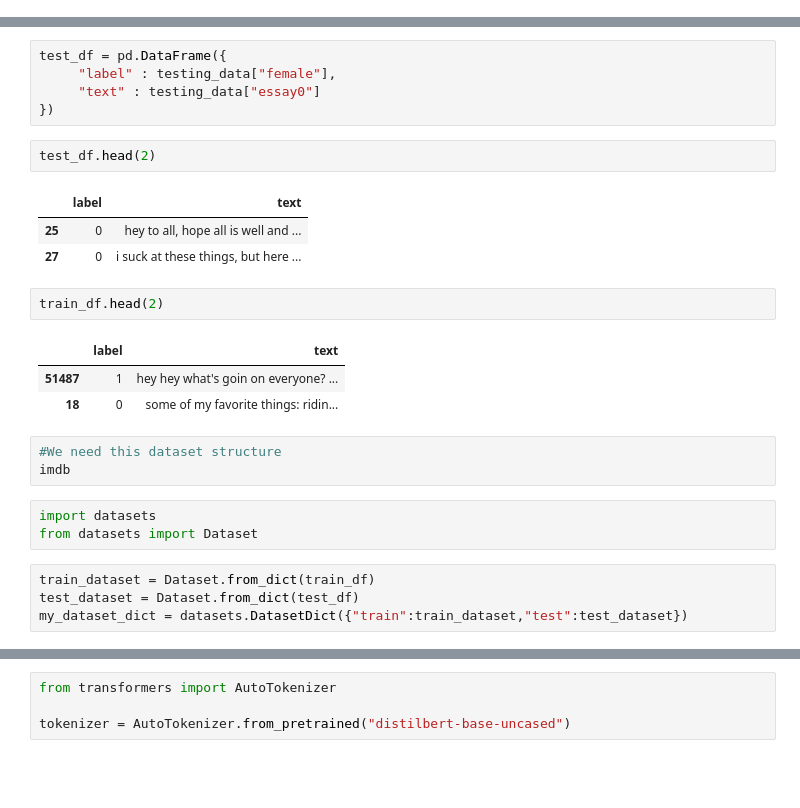
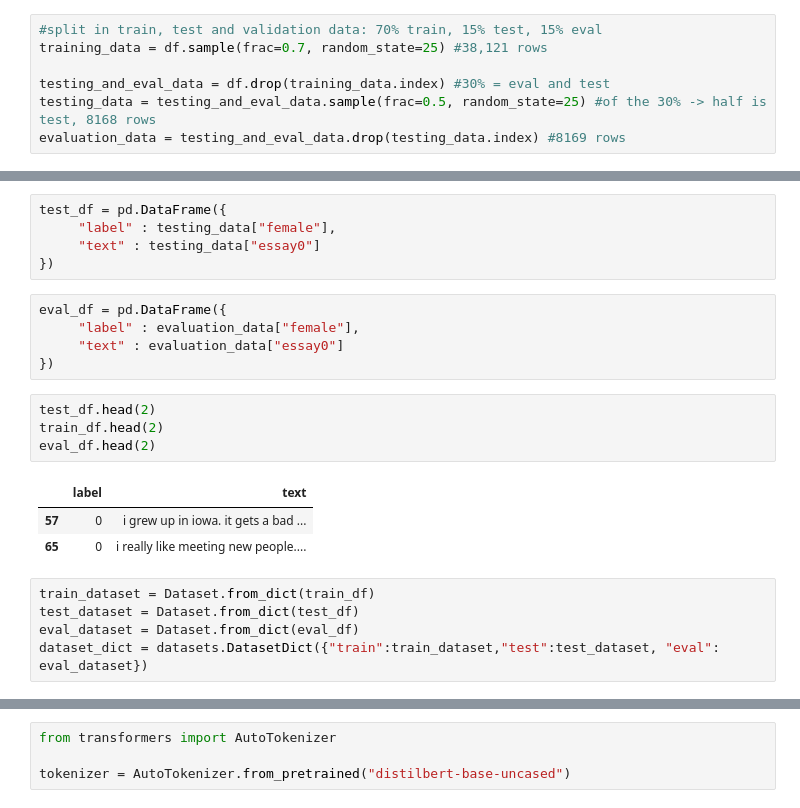
Before and after one commit to NorrisPau/MachineLearning_Class_NoraPauelsen, a Jupyter notebook: notebooks/Pytorch_predict_sex_with_topic_probs.ipynb, the cells around one changed output, grey strips where cells are left out. Drawn from its saved outputs; the diff is of its cells as text; blank space fills up the shorter version.

```diff
--- a/notebooks/Pytorch_predict_sex_with_topic_probs.ipynb
+++ b/notebooks/Pytorch_predict_sex_with_topic_probs.ipynb
@@ -94,3 +163,10 @@ testing_data = df.drop(training_data.index)
+# %%
+#split in train, test and validation data: 70% train, 15% test, 15% eval
+training_data = df.sample(frac=0.7, random_state=25) #38,121 rows
+
+testing_and_eval_data = df.drop(training_data.index) #30% = eval and test
+testing_data = testing_and_eval_data.sample(frac=0.5, random_state=25) #of the 30% -> half is test, 8168 rows
+evaluation_data = testing_and_eval_data.drop(testing_data.index) #8169 rows
 # %%
 train_df = pd.DataFrame({
      "label" : training_data["female"],
@@ -101,25 +177,21 @@ test_df = pd.DataFrame({
      "label" : testing_data["female"],
      "text" : testing_data["essay0"]
 })
+# %%
+eval_df = pd.DataFrame({
+     "label" : evaluation_data["female"],
+     "text" : evaluation_data["essay0"]
+})
 # %%
 test_df.head(2)
+train_df.head(2)
+eval_df.head(2)
 # %% [output]
 |  | label | text |
-| 25 | 0 | hey to all, hope all is well and ... |
-| 27 | 0 | i suck at these things, but here ... |
+| 57 | 0 | i grew up in iowa. it gets a bad ... |
+| 65 | 0 | i really like meeting new people.... |
-# %%
-train_df.head(2)
-# %% [output]
-|  | label | text |
-| 51487 | 1 | hey hey what's goin on everyone? ... |
-| 18 | 0 | some of my favorite things: ridin... |
-# %%
-#We need this dataset structure
-imdb
-# %%
-import datasets
-from datasets import Dataset
 # %%
 train_dataset = Dataset.from_dict(train_df)
 test_dataset = Dataset.from_dict(test_df)
-my_dataset_dict = datasets.DatasetDict({"train":train_dataset,"test":test_dataset})
+eval_dataset = Dataset.from_dict(eval_df)
+dataset_dict = datasets.DatasetDict({"train":train_dataset,"test":test_dataset, "eval": eval_dataset})
```
Also changed, not shown: parts of 46 cells of this notebook.
